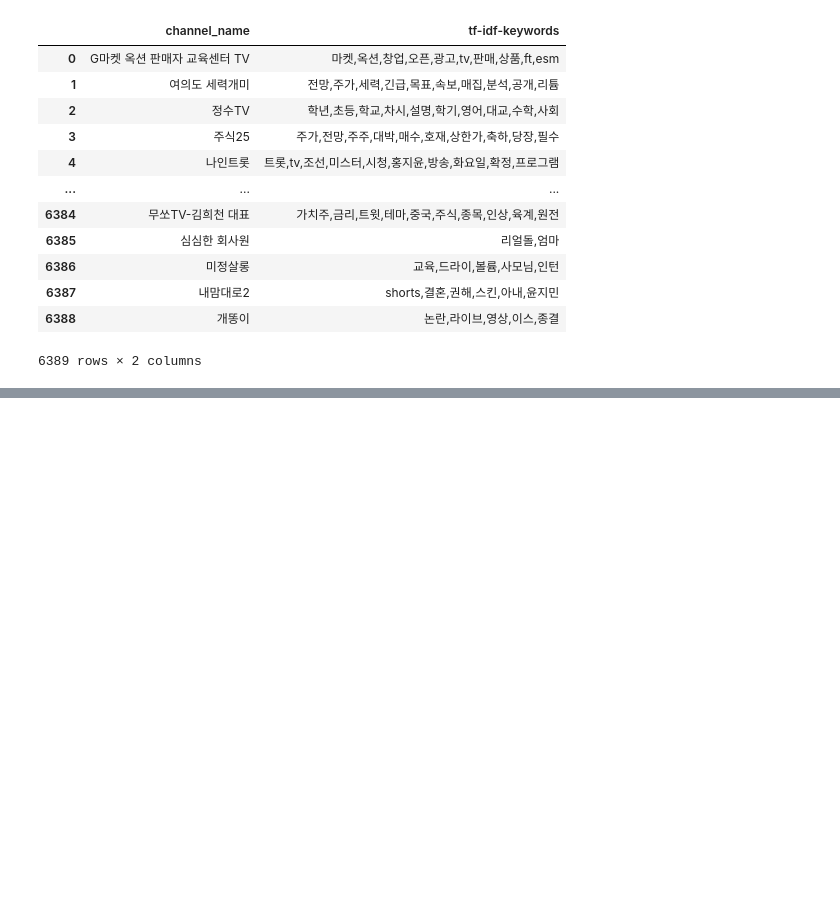
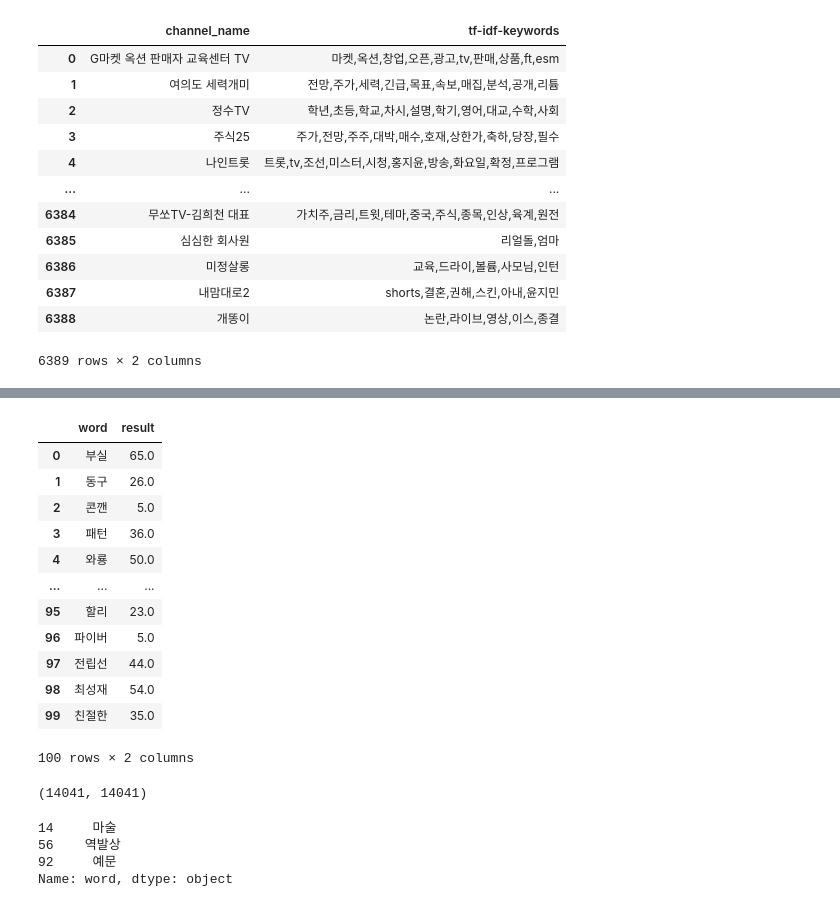
Before and after one commit to whfh3900/dothis-ai-sagemaker, a Jupyter notebook: [2023-06-16] 키워드 클러스터링.ipynb, the cells around one changed output, grey strips where cells are left out. Saved outputs shown, nothing was run; the diff lists cells and outputs as text; code cells hidden in the pictures; blank space fills up the shorter version.

```diff
--- a/[2023-06-16] 키워드 클러스터링.ipynb
+++ b/[2023-06-16] 키워드 클러스터링.ipynb
@@ -33,0 +133,5 @@ len(data)
+# %%
+n_components = 100
+svd = TruncatedSVD(n_components=n_components)
+test_lsa_word_vectors = svd.fit_transform(word_vectors)
+test_lsa_word_vectors.shape
@@ -33,0 +140,17 @@ len(data)
+# %%
+# 입력 데이터를 CSV 형식으로 변환
+input_data = pd.DataFrame(test_lsa_word_vectors).astype('float32').to_csv(header=False, index=False)
+# %%
+# 추론 요청
+runtime_client = boto3.client('sagemaker-runtime')
+response = runtime_client.invoke_endpoint(EndpointName=endpoint_name, ContentType='text/csv', Body=input_data)
+# %%
+# 추론 결과 파싱
+import ast
+
+
+result = response['Body'].read().decode('utf-8')
+
+# 문자열을 딕셔너리로 변환
+dictionary = ast.literal_eval(result)
+result = dictionary["predictions"]
@@ -33,0 +177,30 @@ len(data)
+# %%
+test_result = pd.DataFrame()
+test_result['word'] = test_data
+test_result['result'] = [i['closest_cluster'] for i in result]
+test_result
+# %% [output]
+|  | word | result |
+| 0 | 부실 | 65.0 |
+| 1 | 동구 | 26.0 |
+| 2 | 콘깬 | 5.0 |
+| 3 | 패턴 | 36.0 |
+| 4 | 와룡 | 50.0 |
+| ... | ... | ... |
+| 95 | 할리 | 23.0 |
+| 96 | 파이버 | 5.0 |
+| 97 | 전립선 | 44.0 |
+| 98 | 최성재 | 54.0 |
+| 99 | 친절한 | 35.0 |
+100 rows × 2 columns
+# %%
+len(train_data), len(train_lsa_word_vectors)
+# %% [output]
+(14041, 14041)
+# %%
+test_result[test_result["result"] == 3]['word']
+# %% [output]
+14     마술
+56    역발상
+92     예문
+Name: word, dtype: object
```
Also changed, not shown: parts of 12 cells of this notebook, 2 other files.
